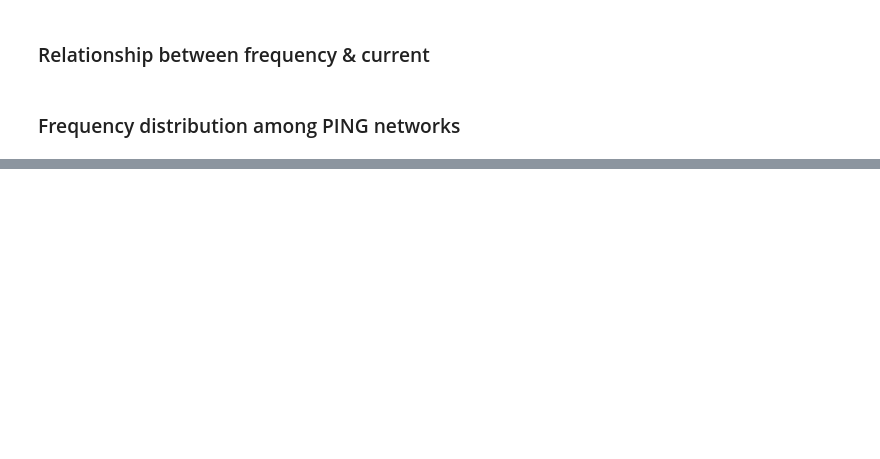
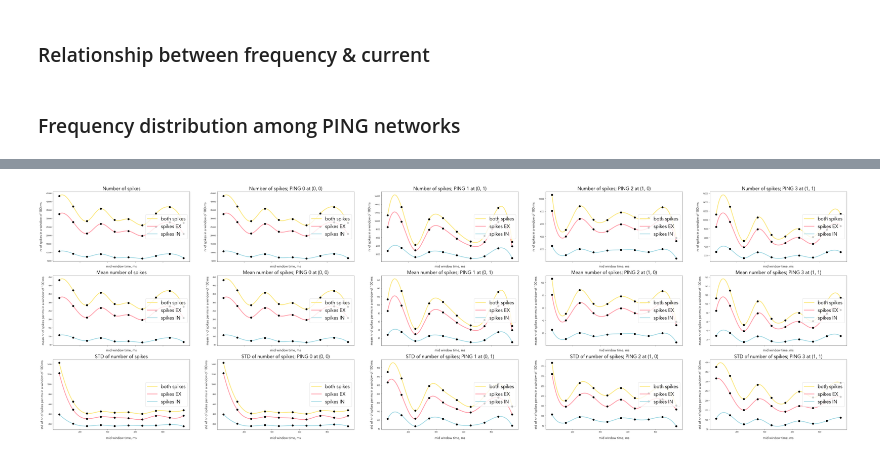
Before and after one commit to thatmariia/grid-ping, a Jupyter notebook: src/main.ipynb, the cells around one changed output, grey strips where cells are left out. Cells and saved outputs as stored; diff of their text form; code cells hidden in the pictures; blank space fills up the shorter version.

```diff
--- a/src/main.ipynb
+++ b/src/main.ipynb
@@ -87,0 +310,85 @@ array([[  4.,   4.,   4., ..., 993., 993., 993.],
+# %%
+ntypes = 3
+fig, ax = plt.subplots(nrows=ntypes, ncols=1+len(ping_networks), sharex=True, figsize=((1+len(ping_networks)) * PLOT_SIZE, ntypes * PLOT_SIZE * 0.5))
+plt.subplots_adjust(top=1.5, right=1.5)
+
+in_color = "#ACDDE7"
+ex_color = "#FFA3AF"
+none_color = "#FCEA88"
+
+
+mid_windows = [w[0] + (w[1] - w[0]) / 2 for w in windows]
+int_x = np.linspace(mid_windows[0], mid_windows[-1], num=300, endpoint = True)
+def int_y(arr):
+    return scipy.interpolate.make_interp_spline(mid_windows, arr)(int_x)
+
+def plot_spikes(axis, spikes, spikes_ex, spikes_in, title="", ytitle="", ping_id=None, ping_location=None):
+    axis.plot(int_x, int_y(spikes), c=none_color, label="both spikes", zorder=0)
+    axis.scatter(mid_windows, spikes, s=10*PLOT_SIZE, c="black", zorder=1)
+    axis.plot(int_x, int_y(spikes_ex), c=ex_color, label="spikes EX", zorder=0)
+    axis.scatter(mid_windows, spikes_ex, s=10*PLOT_SIZE, c="black", zorder=1)
+    axis.plot(int_x, int_y(spikes_in), c=in_color, label="spikes IN", zorder=0)
+    axis.scatter(mid_windows, spikes_in, s=10*PLOT_SIZE, c="black", zorder=1)
+    axis.legend(loc="center right")
+    axis.set_xlabel("mid window time, ms")
+    axis.set_ylabel(ytitle)
+    if not ping_id and not ping_location:
+        axis.set_title(title)
+    else:
+        axis.set_title(f"{title}; PING {ping_id} at {ping_location}")
+
+nr_spikes_title = "Number of spikes"
+nr_spikes_ytitle = f"nr of spikes in a window of {step} ms"
+mean_spikes_title = "Mean number of spikes"
+mean_spikes_ytitle = f"mean nr of spikes per ms in a window of {step} ms"
+std_spikes_title = "STD of number of spikes"
+std_spikes_ytitle = f"std of nr of spikes per ms in a window of {step} ms"
+
+def draw_col_plots(ax_x, ping_id=None, ping_location=None):
+
+    ping_id_str = "" if not ping_id else str(ping_id)
+    plot_spikes(
+        axis=ax[0][ax_x],
+        spikes=spikes_df[f"nr_spikes{ping_id_str}"],
+        spikes_ex=spikes_df[f"nr_spikes_ex{ping_id_str}"],
+        spikes_in=spikes_df[f"nr_spikes_in{ping_id_str}"],
+        title=nr_spikes_title,
+        ytitle=nr_spikes_ytitle,
+        ping_id=ping_id,
+        ping_location=ping_location
+    )
+
+    plot_spikes(
+        axis=ax[1][ax_x],
+        spikes=spikes_df[f"mean_nr_spikes_per_ts{ping_id_str}"],
+        spikes_ex=spikes_df[f"mean_nr_spikes_ex_per_ts{ping_id_str}"],
+        spikes_in=spikes_df[f"mean_nr_spikes_in_per_ts{ping_id_str}"],
+        title=mean_spikes_title,
+        ytitle=mean_spikes_ytitle,
+        ping_id=ping_id,
+        ping_location=ping_location
+    )
+
+    plot_spikes(
+        axis=ax[2][ax_x],
+        spikes=spikes_df[f"std_nr_spikes_per_ts{ping_id_str}"],
+        spikes_ex=spikes_df[f"std_nr_spikes_ex_per_ts{ping_id_str}"],
+        spikes_in=spikes_df[f"std_nr_spikes_in_per_ts{ping_id_str}"],
+        title=std_spikes_title,
+        ytitle=std_spikes_ytitle,
+        ping_id=ping_id,
+        ping_location=ping_location
+    )
+
+
+col_count = 0
+draw_col_plots(col_count)
+
+for ping_network in ping_networks:
+    # TODO:: plot the same stuff for pings
+    col_count += 1
+    draw_col_plots(col_count, col_count-1, ping_network.grid_location)
+
+fig.savefig("stats_per_ping.pdf", bbox_inches='tight', pad_inches=1)
+# %% [output]
+[figure, added]
```
Also changed, not shown: parts of 25 cells of this notebook, 12 other files.
